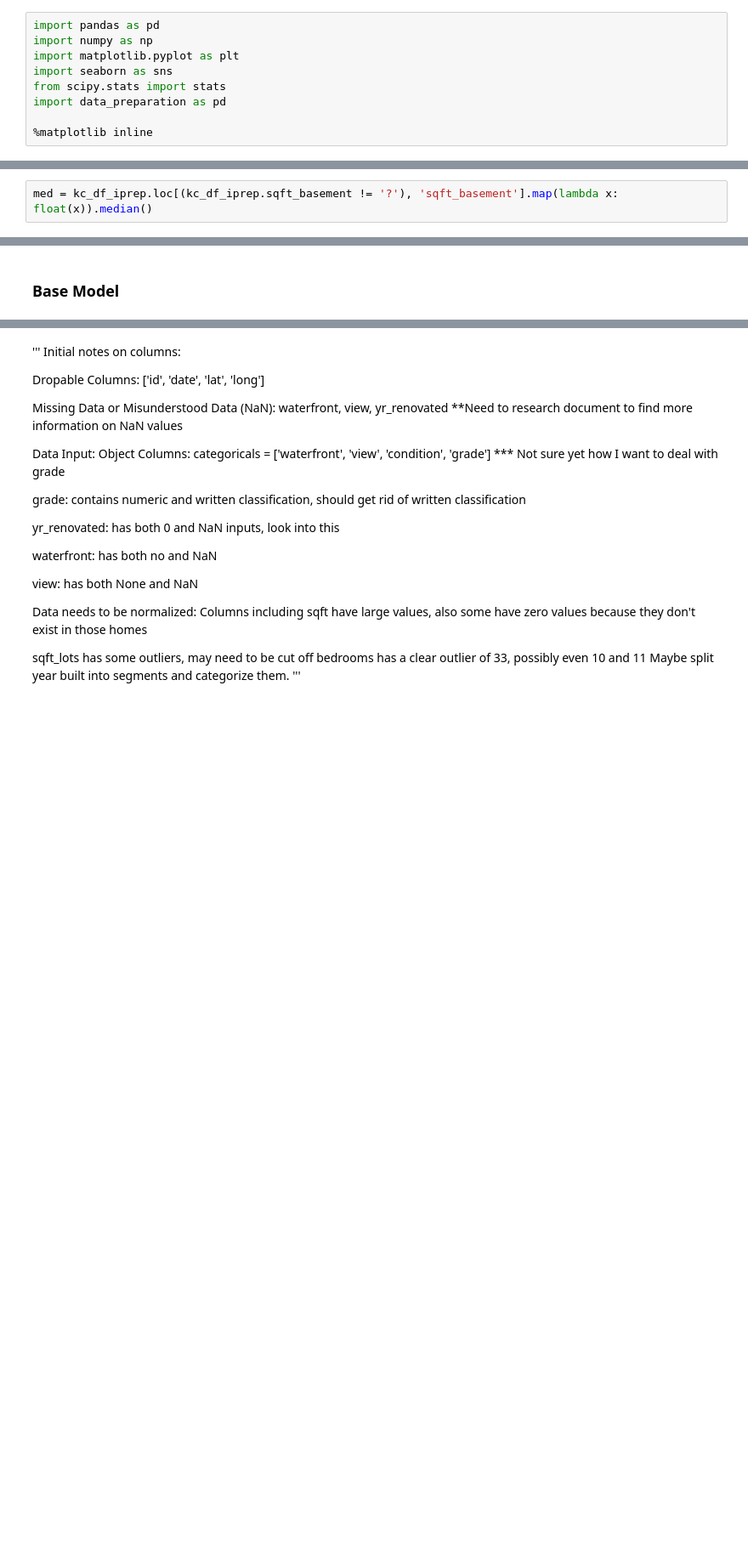
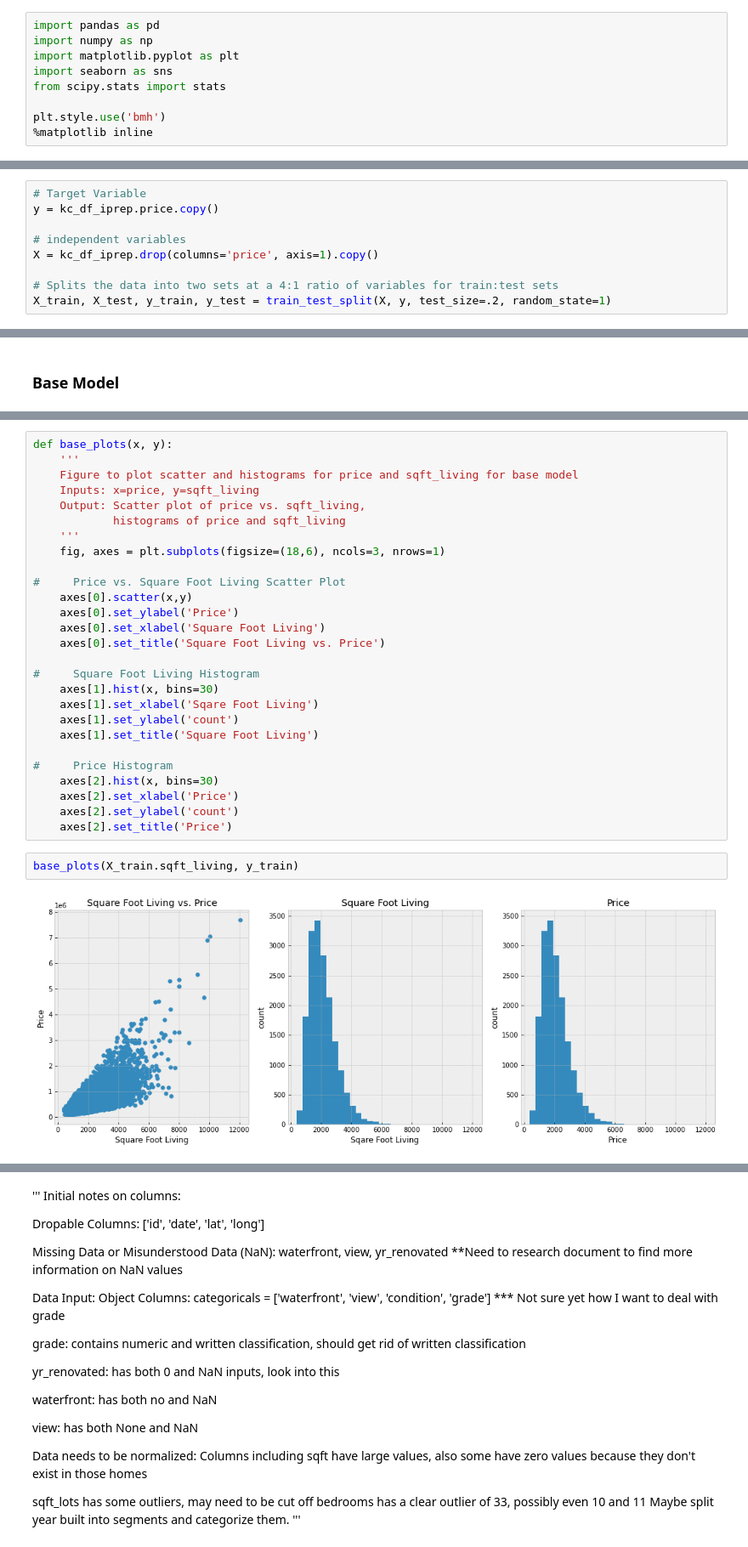
Before and after one commit to cschneck7/phase-2-project, a Jupyter notebook: EDA_notebook.ipynb, the cells around one changed output, grey strips where cells are left out. Shown at 85% size. Drawn from its saved outputs; the diff is of its cells as text; blank space fills up the shorter version.

Commit message:
Finished Initial Data Prep, started First Model

```diff
--- a/EDA_notebook.ipynb
+++ b/EDA_notebook.ipynb
@@ -8,6 +8,6 @@ import numpy as np
 import matplotlib.pyplot as plt
 import seaborn as sns
 from scipy.stats import stats
-import data_preparation as pd
 
+plt.style.use('bmh')
 %matplotlib inline
@@ -195,6 +193,4 @@ kc_df_iprep.sqft_basement.value_counts()
 Name: sqft_basement, Length: 304, dtype: int64
-# %%
-med = kc_df_iprep.loc[(kc_df_iprep.sqft_basement != '?'), 'sqft_basement'].map(lambda x: float(x)).median()
 # %% [markdown]
 The `sqft_basement` data contains a question mark. This is possibly entered when there was a basement with no access. These entries will be replaced with the median value of the rest of the entries which turns out to be zero.
 # %%
@@ -236,3 +236,12 @@ kc_df_iprep.head()
+# %%
+# Target Variable
+y = kc_df_iprep.price.copy()
+
+# independent variables
+X = kc_df_iprep.drop(columns='price', axis=1).copy()
+
+# Splits the data into two sets at a 4:1 ratio of variables for train:test sets
+X_train, X_test, y_train, y_test = train_test_split(X, y, test_size=.2, random_state=1)
 # %% [markdown]
 ## Modeling
 # %% [markdown]
@@ -258,0 +268,31 @@ The variable with the highest correlatin to `price` is `sqft_living`. Let's defi
+# %%
+def base_plots(x, y):
+    '''
+    Figure to plot scatter and histograms for price and sqft_living for base model
+    Inputs: x=price, y=sqft_living
+    Output: Scatter plot of price vs. sqft_living,
+            histograms of price and sqft_living
+    '''
+    fig, axes = plt.subplots(figsize=(18,6), ncols=3, nrows=1)
+
+#     Price vs. Square Foot Living Scatter Plot
+    axes[0].scatter(x,y)
+    axes[0].set_ylabel('Price')
+    axes[0].set_xlabel('Square Foot Living')
+    axes[0].set_title('Square Foot Living vs. Price')
+
+#     Square Foot Living Histogram
+    axes[1].hist(x, bins=30)
+    axes[1].set_xlabel('Sqare Foot Living')
+    axes[1].set_ylabel('count')
+    axes[1].set_title('Square Foot Living')
+
+#     Price Histogram
+    axes[2].hist(x, bins=30)
+    axes[2].set_xlabel('Price')
+    axes[2].set_ylabel('count')
+    axes[2].set_title('Price')
+# %%
+base_plots(X_train.sqft_living, y_train)
+# %% [output]
+[figure, added]
```
Also changed, not shown: parts of 15 cells of this notebook.
